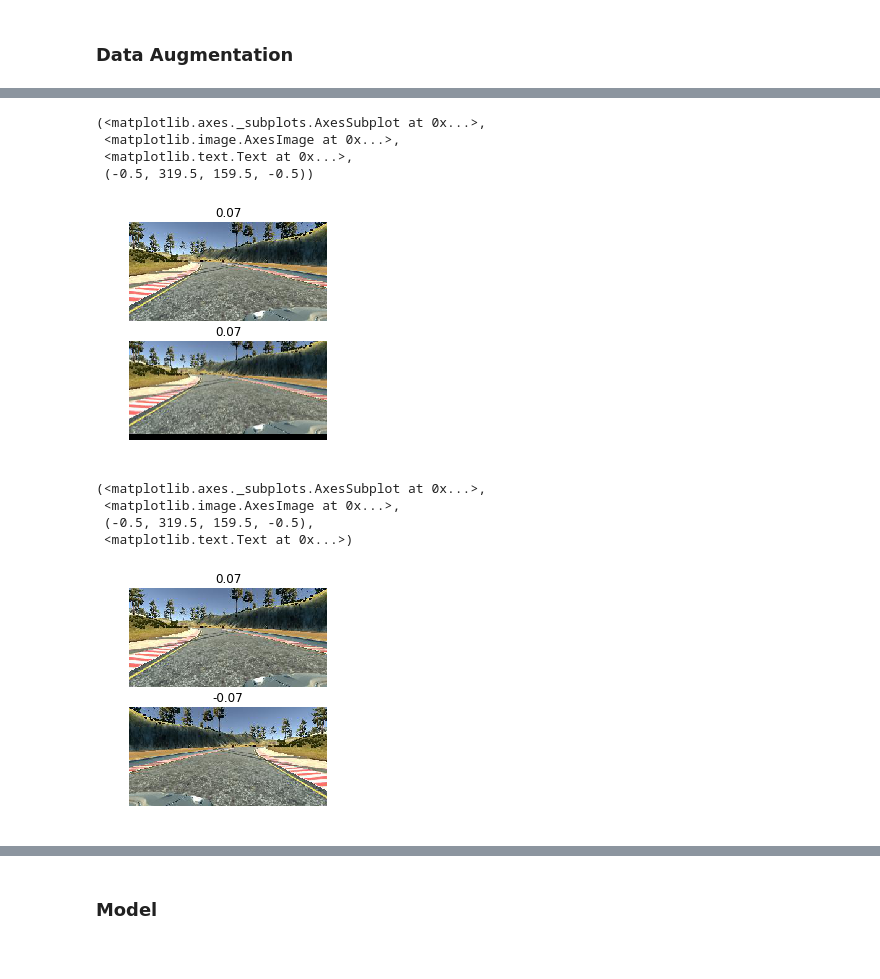
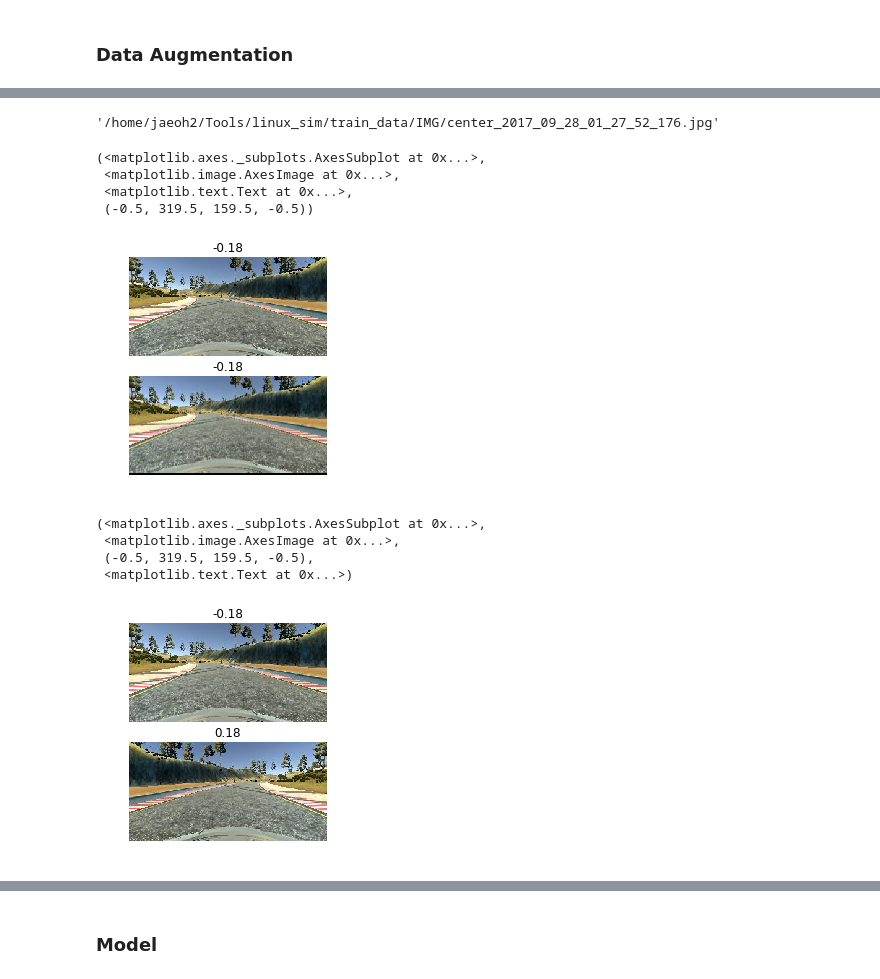
Before and after one commit to jaeoh2/self-driving-car-nd, a Jupyter notebook: CarND-Behavioral-Cloning-P3/Behavioral-Cloning.ipynb, the cells around one changed output, grey strips where cells are left out. Cells and saved outputs as stored; diff of their text form; code cells hidden in the pictures.

```diff
--- a/CarND-Behavioral-Cloning-P3/Behavioral-Cloning.ipynb
+++ b/CarND-Behavioral-Cloning-P3/Behavioral-Cloning.ipynb
@@ -32,11 +8,9 @@ def print_progress(iteration, total):
 # %% [markdown]
 ### Dataset
 # %%
-Folder_path = "./dataset/behavioral-cloning/train_data/"
+Folder_path = "/home/jaeoh2/Tools/linux_sim/train_data/"
 Img_path = Folder_path + "IMG/"
-df = pd.read_csv(Folder_path + "driving_log.csv")
-
-df = df.drop('Unnamed: 0', 1)
+df = pd.read_csv(Folder_path + "driving_log.csv", names=['center', 'left', 'right', 'steer', 'gas', 'brake', 'speed'])
 # %%
 df
 # %% [output]
@@ -126,17 +61,23 @@ def random_translate(X, steer, intensity=1):
     X = warp(X,translate_matrix)
     steer = steer
     return X, steer
+# %%
+df.center[0]
+# %% [output]
+'/home/jaeoh2/Tools/linux_sim/train_data/IMG/center_2017_09_28_01_27_52_176.jpg'
 # %%
 #test
-test_rt_img, test_rt_str = random_translate(test_imgs[0], test_strs[0])
-plt.subplot(2,1,1), plt.imshow(test_imgs[0]), plt.title(round(test_strs[0],2)), plt.axis('off')
+test_img = plt.imread(df.center[0])
+test_str = float(df.steer[0])
+test_rt_img, test_rt_str = random_translate(test_img, test_str)
+plt.subplot(2,1,1), plt.imshow(test_img), plt.title(round(test_str,2)), plt.axis('off')
 plt.subplot(2,1,2), plt.imshow(test_rt_img), plt.title(round(test_rt_str,2)), plt.axis('off')
 # %% [output]
 (<matplotlib.axes._subplots.AxesSubplot at 0x...>,
  <matplotlib.image.AxesImage at 0x...>,
  <matplotlib.text.Text at 0x...>,
  (-0.5, 319.5, 159.5, -0.5))
-[figure, old version]
+[figure, new version]
 # %%
 def image_flip(X, steer):
     img_fliped = np.fliplr(X)
@@ -144,15 +85,15 @@ def image_flip(X, steer):
     return img_fliped, str_fliped
 # %%
 #test
-test_fl_img, test_fl_str = image_flip(test_imgs[0], test_strs[0])
-plt.subplot(2,1,1), plt.imshow(test_imgs[0]), plt.axis('off'), plt.title(round(test_strs[0],2))
+test_fl_img, test_fl_str = image_flip(test_img, test_str)
+plt.subplot(2,1,1), plt.imshow(test_img), plt.axis('off'), plt.title(round(test_str,2))
 plt.subplot(2,1,2), plt.imshow(test_fl_img), plt.axis('off'), plt.title(round(test_fl_str,2))
 # %% [output]
 (<matplotlib.axes._subplots.AxesSubplot at 0x...>,
  <matplotlib.image.AxesImage at 0x...>,
  (-0.5, 319.5, 159.5, -0.5),
  <matplotlib.text.Text at 0x...>)
-[figure, old version]
+[figure, new version]
 # %%
 def transform_images(X, y):
     X, y = random_translate(X, y)
```
Also changed, not shown: parts of 22 cells of this notebook, 1 other file.
